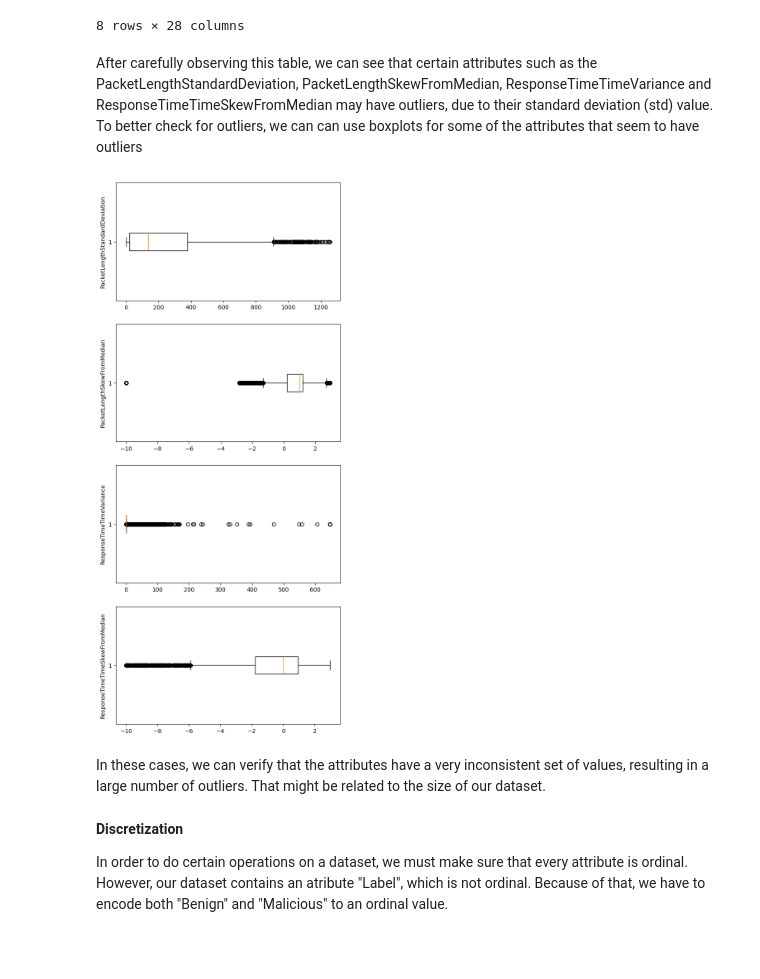
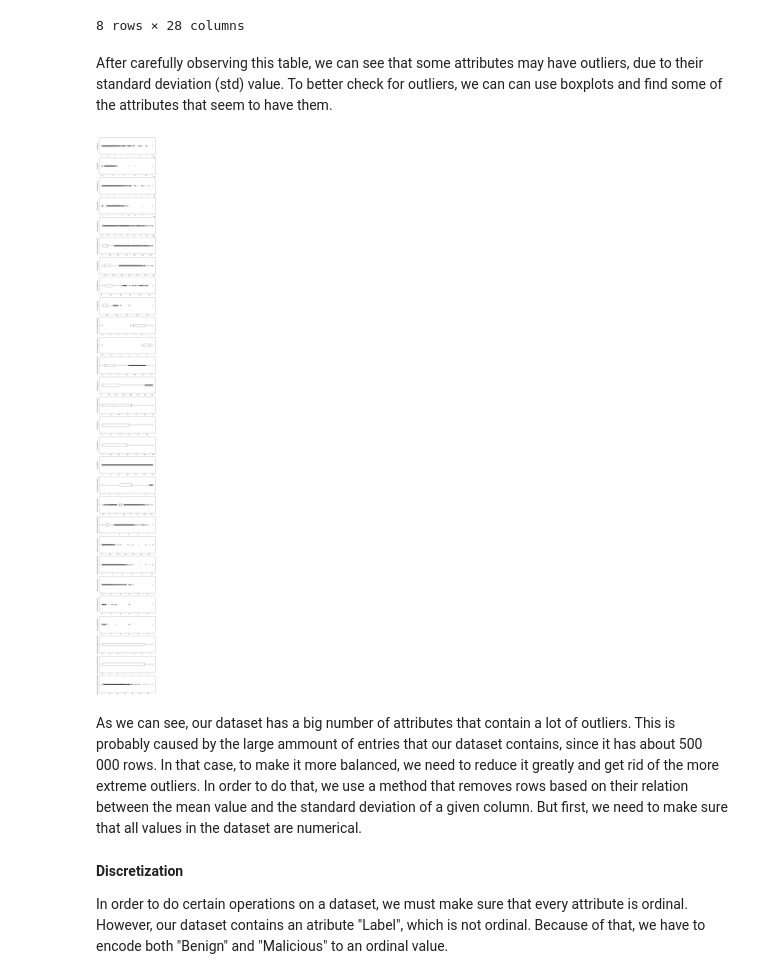
Before and after one commit to vmup2021/DoHtpp, a Jupyter notebook: main.ipynb, the cells around one changed output. Saved outputs shown, nothing was run; the diff lists cells and outputs as text; code cells hidden in the pictures; blank space fills up the shorter version.

```diff
--- a/main.ipynb
+++ b/main.ipynb
@@ -97,21 +98,20 @@ df.describe()
 | max | 8.015359e+06 | 2.304348e+07 | 7.723184e+06 | 7.600000e+06 | 1.578115e+06 | ... |
 8 rows × 28 columns
 # %% [markdown]
-After carefully observing this table, we can see that certain attributes such as the PacketLengthStandardDeviation, PacketLengthSkewFromMedian, ResponseTimeTimeVariance and ResponseTimeTimeSkewFromMedian may have outliers, due to their standard deviation (std) value. To better check for outliers, we can can use boxplots for some of the attributes that seem to have outliers
+After carefully observing this table, we can see that some attributes may have outliers, due to their standard deviation (std) value. To better check for outliers, we can can use boxplots and find some of the attributes that seem to have them.
 # %%
-# Box Plots
-fig, axs = plt.subplots(4,1,dpi=100, figsize=(7,17))
+fig, axs = plt.subplots(28,1,dpi=100, figsize=(10,100))
 i = 0
 for col in df.columns:
-    if (col == "PacketLengthStandardDeviation" or col == "PacketLengthSkewFromMedian" or col == "ResponseTimeTimeVariance" or col == "ResponseTimeTimeSkewFromMedian"):
+    if (col != "Label"):
         axs[i].boxplot(df[col], vert=False)
         axs[i].set_ylabel(col)
-        i+=1
+    i+=1
 plt.show()
 # %% [output]
-[figure, old version]
+[figure, new version]
-# %% [markdown]
-In these cases, we can verify that the attributes have a very inconsistent set of values, resulting in a large number of outliers. That might be related to the size of our dataset.
+# %% [markdown]
+As we can see, our dataset has a big number of attributes that contain a lot of outliers. This is probably caused by the large ammount of entries that our dataset contains, since it has about 500 000 rows. In that case, to make it more balanced, we need to reduce it greatly and get rid of the more extreme outliers. In order to do that, we use a method that removes rows based on their relation between the mean value and the standard deviation of a given column. But first, we need to make sure that all values in the dataset are numerical.
 # %% [markdown]
 **Discretization**
 
```
Also changed, not shown: parts of 11 cells of this notebook.
